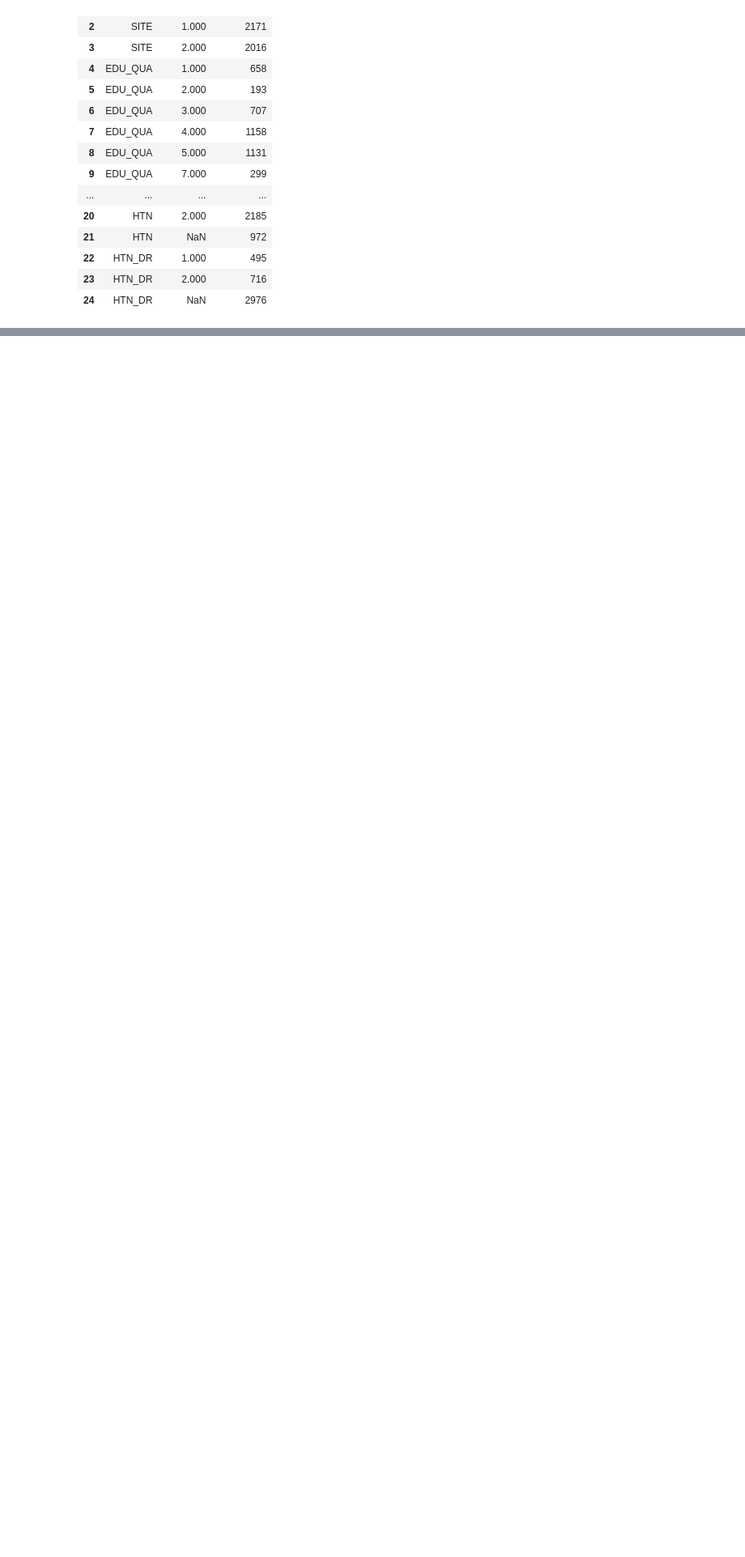
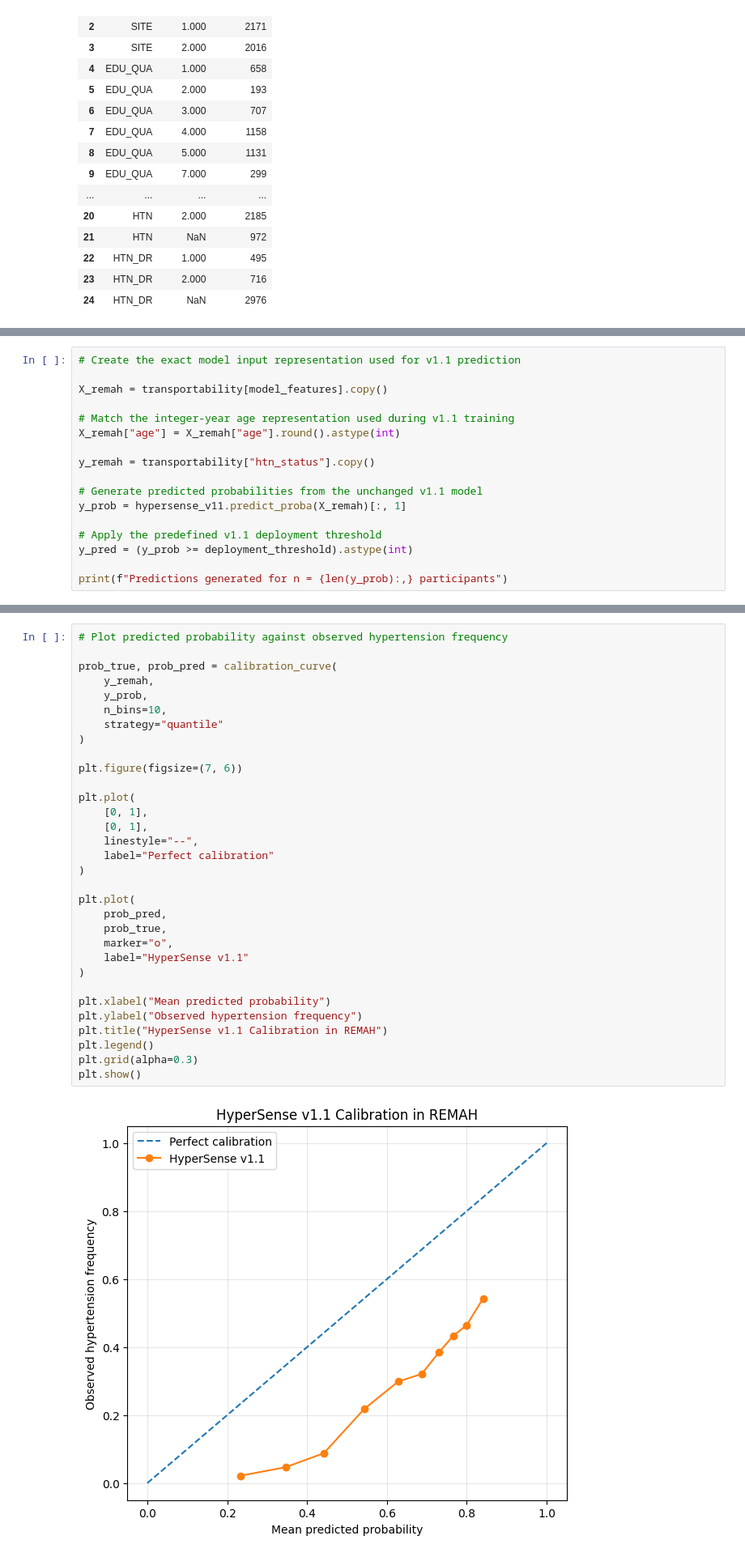
Before and after one commit to Phawazz/HyperSense, a Jupyter notebook: HyperSense v1.2/01_transportability.ipynb, the cells around one changed output, grey strips where cells are left out. Shown at 81% size. Saved outputs shown, nothing was run; the diff lists cells and outputs as text; blank space fills up the shorter version.

Commit message:
Complete Stage 1 transportability analysis

```diff
--- a/HyperSense v1.2/01_transportability.ipynb
+++ b/HyperSense v1.2/01_transportability.ipynb
@@ -276,0 +421,17 @@ Continuous variables:
+# %%
+# Create the exact model input representation used for v1.1 prediction
+
+X_remah = transportability[model_features].copy()
+
+# Match the integer-year age representation used during v1.1 training
+X_remah["age"] = X_remah["age"].round().astype(int)
+
+y_remah = transportability["htn_status"].copy()
+
+# Generate predicted probabilities from the unchanged v1.1 model
+y_prob = hypersense_v11.predict_proba(X_remah)[:, 1]
+
+# Apply the predefined v1.1 deployment threshold
+y_pred = (y_prob >= deployment_threshold).astype(int)
+
+print(f"Predictions generated for n = {len(y_prob):,} participants")
@@ -276,0 +550,34 @@ Continuous variables:
+# %%
+# Plot predicted probability against observed hypertension frequency
+
+prob_true, prob_pred = calibration_curve(
+    y_remah,
+    y_prob,
+    n_bins=10,
+    strategy="quantile"
+)
+
+plt.figure(figsize=(7, 6))
+
+plt.plot(
+    [0, 1],
+    [0, 1],
+    linestyle="--",
+    label="Perfect calibration"
+)
+
+plt.plot(
+    prob_pred,
+    prob_true,
+    marker="o",
+    label="HyperSense v1.1"
+)
+
+plt.xlabel("Mean predicted probability")
+plt.ylabel("Observed hypertension frequency")
+plt.title("HyperSense v1.1 Calibration in REMAH")
+plt.legend()
+plt.grid(alpha=0.3)
+plt.show()
+# %% [output]
+[figure, added]
```
Also changed, not shown: parts of 31 cells of this notebook.
